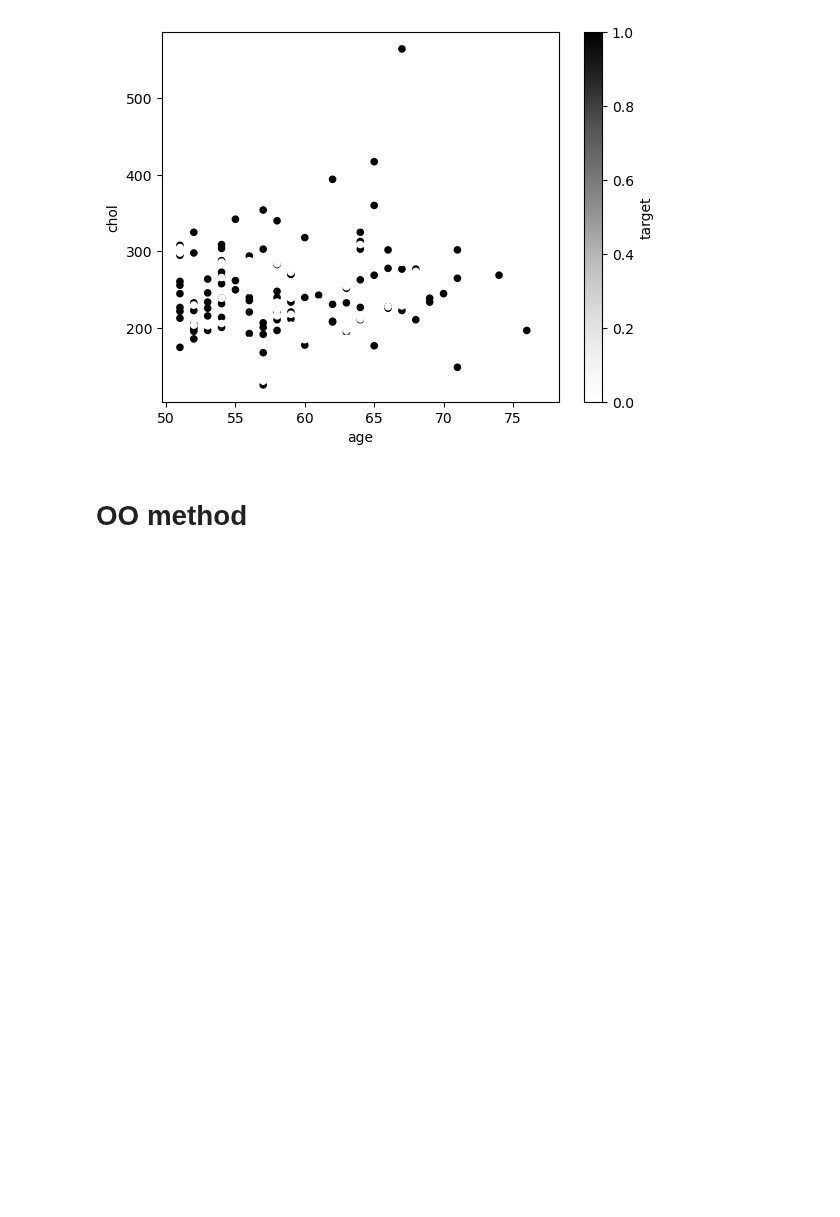
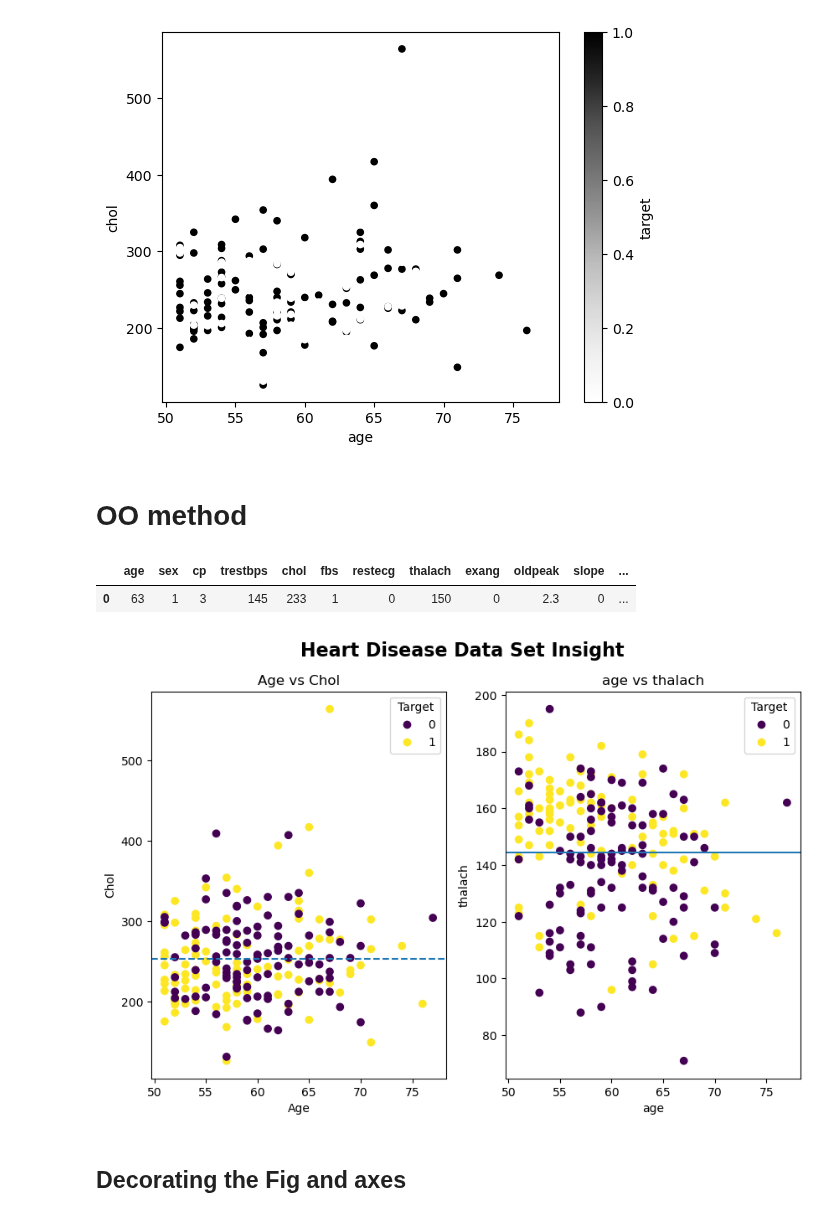
Before and after one commit to adityash97/DataScience, a Jupyter notebook: matplotlib.ipynb, the cells around one changed output. Drawn from its saved outputs; the diff is of its cells as text; code cells hidden in the pictures; blank space fills up the shorter version.

Commit message:
little more config on plot

```diff
--- a/matplotlib.ipynb
+++ b/matplotlib.ipynb
@@ -373,3 +373,43 @@ above_50.plot.scatter(x='age',y='chol',c='target') #2ndway
 [figure]
 # %% [markdown]
 # OO method
+# %%
+above_50.head(1)
+# %% [output]
+|  | age | sex | cp | trestbps | chol | fbs | restecg | thalach | exang | oldpeak | slope | ... |
+| 0 | 63 | 1 | 3 | 145 | 233 | 1 | 0 | 150 | 0 | 2.3 | 0 | ... |
+# %%
+fig, (ax,ax1) = plt.subplots(figsize=(10,6),nrows=1,ncols=2)
+scatter = ax.scatter(above_50['age'],above_50['chol'],c=above_50['target'])
+# customization
+
+#set Label
+fig.suptitle("Heart Disease Data Set Insight ",fontsize=16,fontweight='bold')
+ax.set(title="Age vs Chol",xlabel="Age",ylabel="Chol")
+# ax.set_xlabel('Age') # this also works
+# ax.set_ylabel('Chol')
+
+
+# Add legend
+
+# ax.legend(*scatter.legend_elements(), title='Target')
+# legend_handles, legend_labels = scatter.legend_elements() #scatter.legend_elements() automatically extracts legend handles and labels based on the colors used in the scatter plot.
+# print("=>",legend_handles, legend_labels)
+
+ax.legend(*scatter.legend_elements(), title='Target')
+
+# Add horizontal line
+ax.axhline(above_50['chol'].mean(),ls='--')
+
+# Second Plot
+scatter1 = ax1.scatter(above_50['age'],above_50['thalach'],c=above_50['target'])
+ax1.set(title="age vs thalach",xlabel="age",ylabel="thalach")
+ax1.legend(*scatter.legend_elements(),title='Target')
+ax1.axhline(above_50['thalach'].mean())
+
+
+plt.show()
+# %% [output]
+[figure, added]
+# %% [markdown]
+## Decorating the Fig and axes
```
Also changed, not shown: parts of 8 cells of this notebook.
